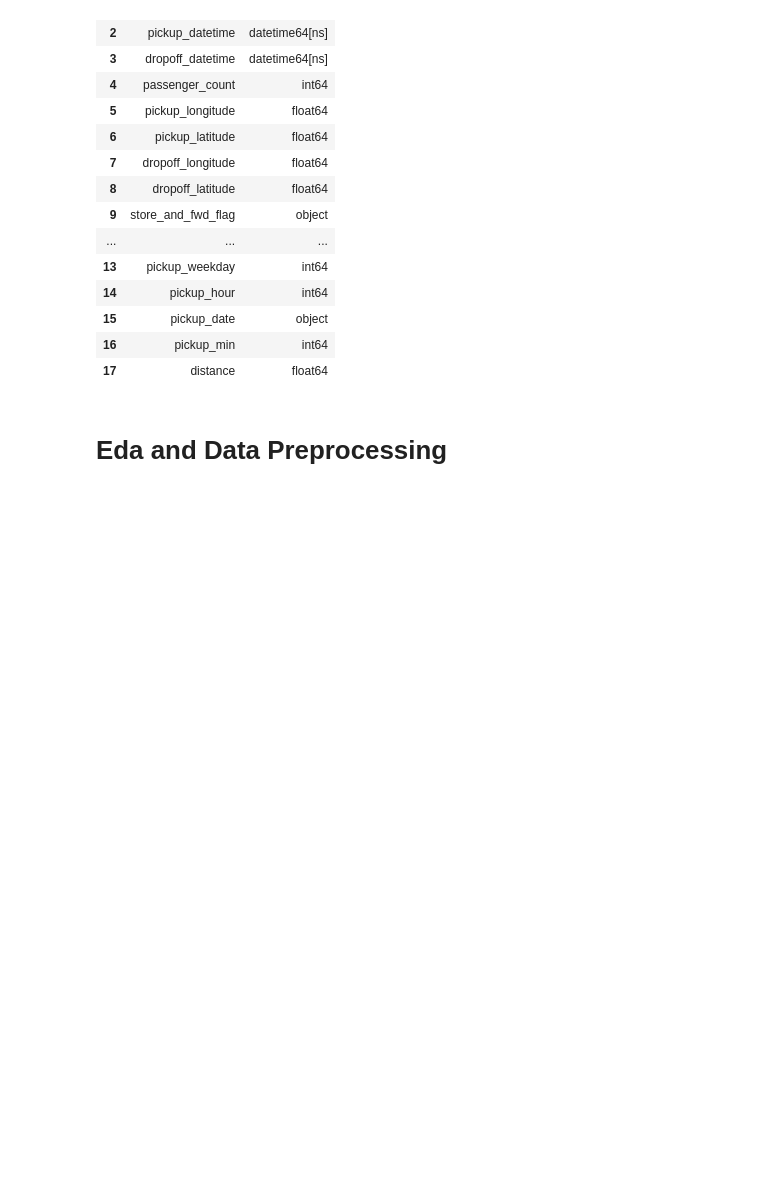
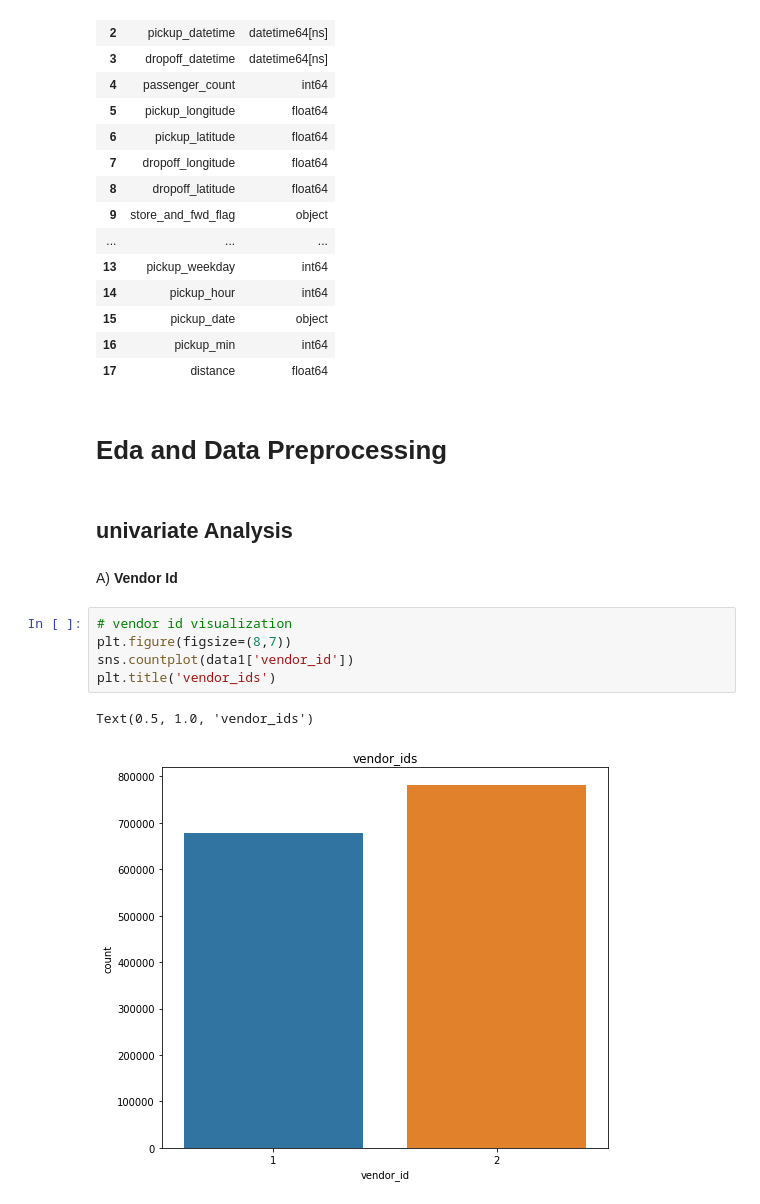
Before and after one commit to Deven876/project-2-NYC-Taxi-Trip-Time-Prediction, a Jupyter notebook: project_2_Taxi_Trip_Time_Prediction_.ipynb, the cells around one changed output. Drawn from its saved outputs; the diff is of its cells as text; blank space fills up the shorter version.

Commit message:
univariate analysis

```diff
--- a/project_2_Taxi_Trip_Time_Prediction_.ipynb
+++ b/project_2_Taxi_Trip_Time_Prediction_.ipynb
@@ -235,3 +235,15 @@ data1.dtypes.reset_index()
 | 17 | distance | float64 |
 # %% [markdown]
 # Eda and Data Preprocessing
+# %% [markdown]
+## univariate Analysis
+# %% [markdown]
+ A) **Vendor Id**
+# %%
+# vendor id visualization
+plt.figure(figsize=(8,7))
+sns.countplot(data1['vendor_id'])
+plt.title('vendor_ids')
+# %% [output]
+Text(0.5, 1.0, 'vendor_ids')
+[figure, added]
```
Also changed, not shown: parts of 5 cells of this notebook.
